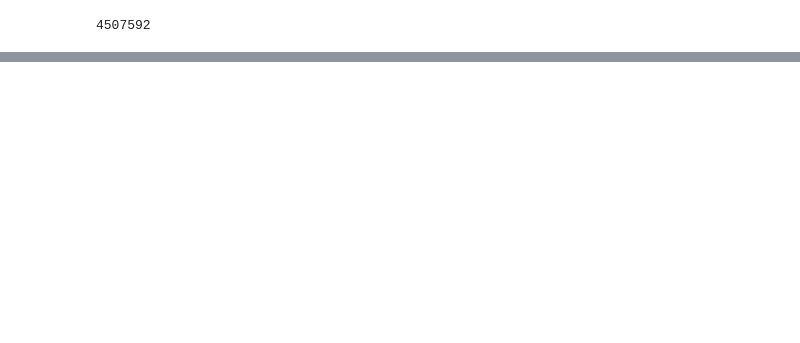
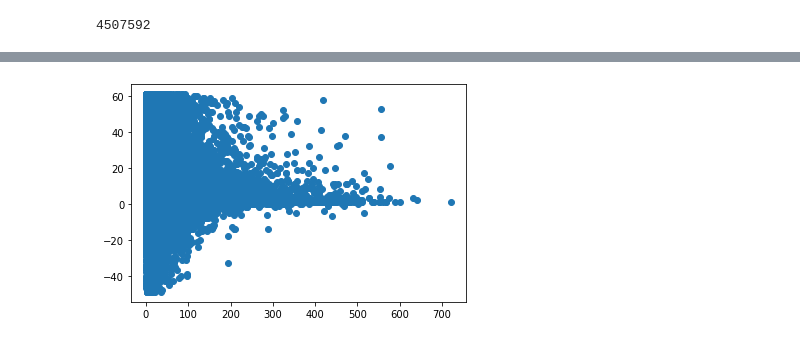
Before and after one commit to pPomCo/DCreddit, a Jupyter notebook: notebooks/TestTask2.ipynb, the cells around one changed output, grey strips where cells are left out. Saved outputs shown, nothing was run; the diff lists cells and outputs as text; code cells hidden in the pictures; blank space fills up the shorter version.

```diff
--- a/notebooks/TestTask2.ipynb
+++ b/notebooks/TestTask2.ipynb
@@ -161,0 +294,6 @@ KeyboardInterrupt:
+# %%
+# plot
+plt.scatter( df3['Vocab'],df3['UPS'])
+plt.show()
+# %% [output]
+[figure, added]
```
Also changed, not shown: parts of 30 cells of this notebook, 1 other file.
